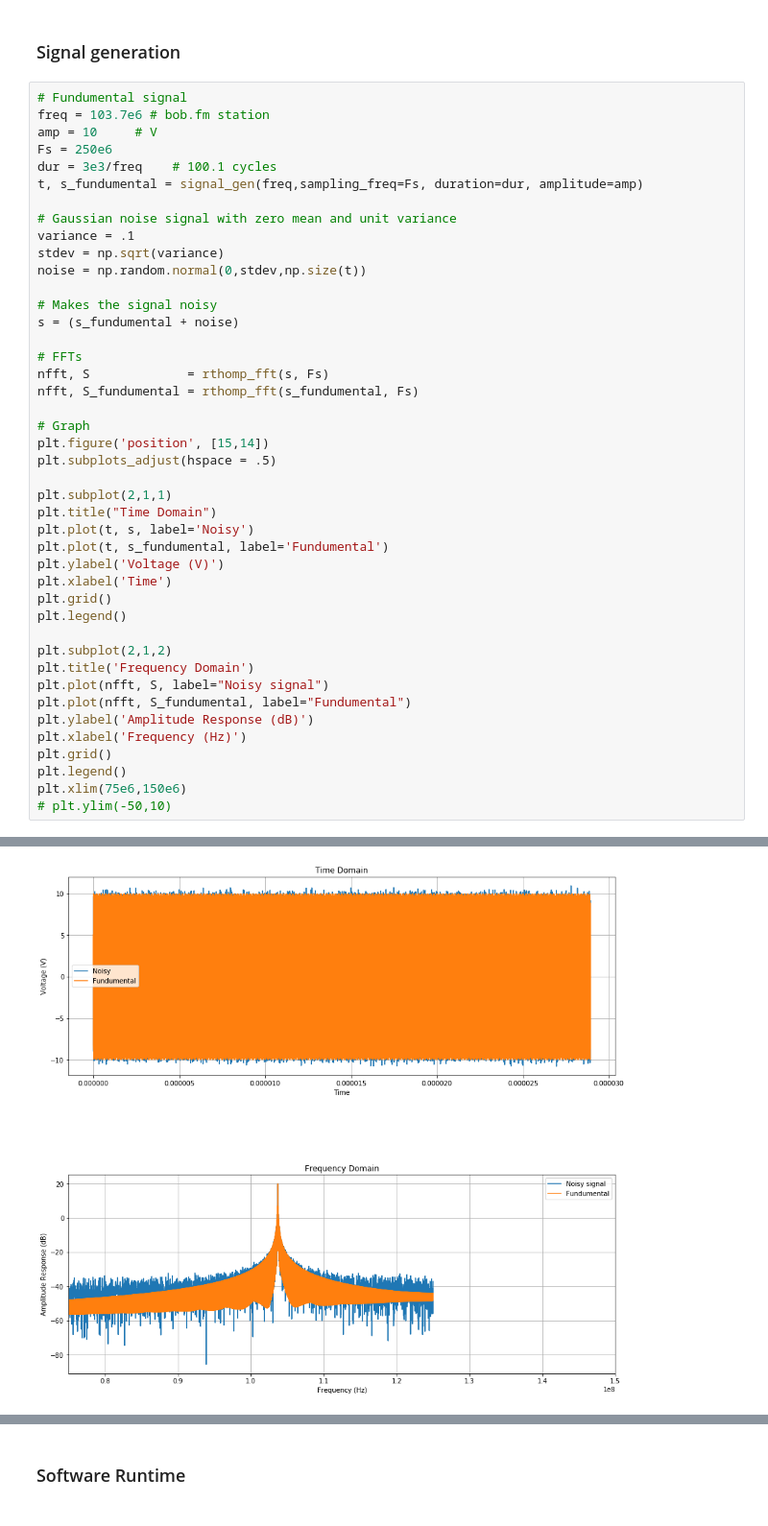
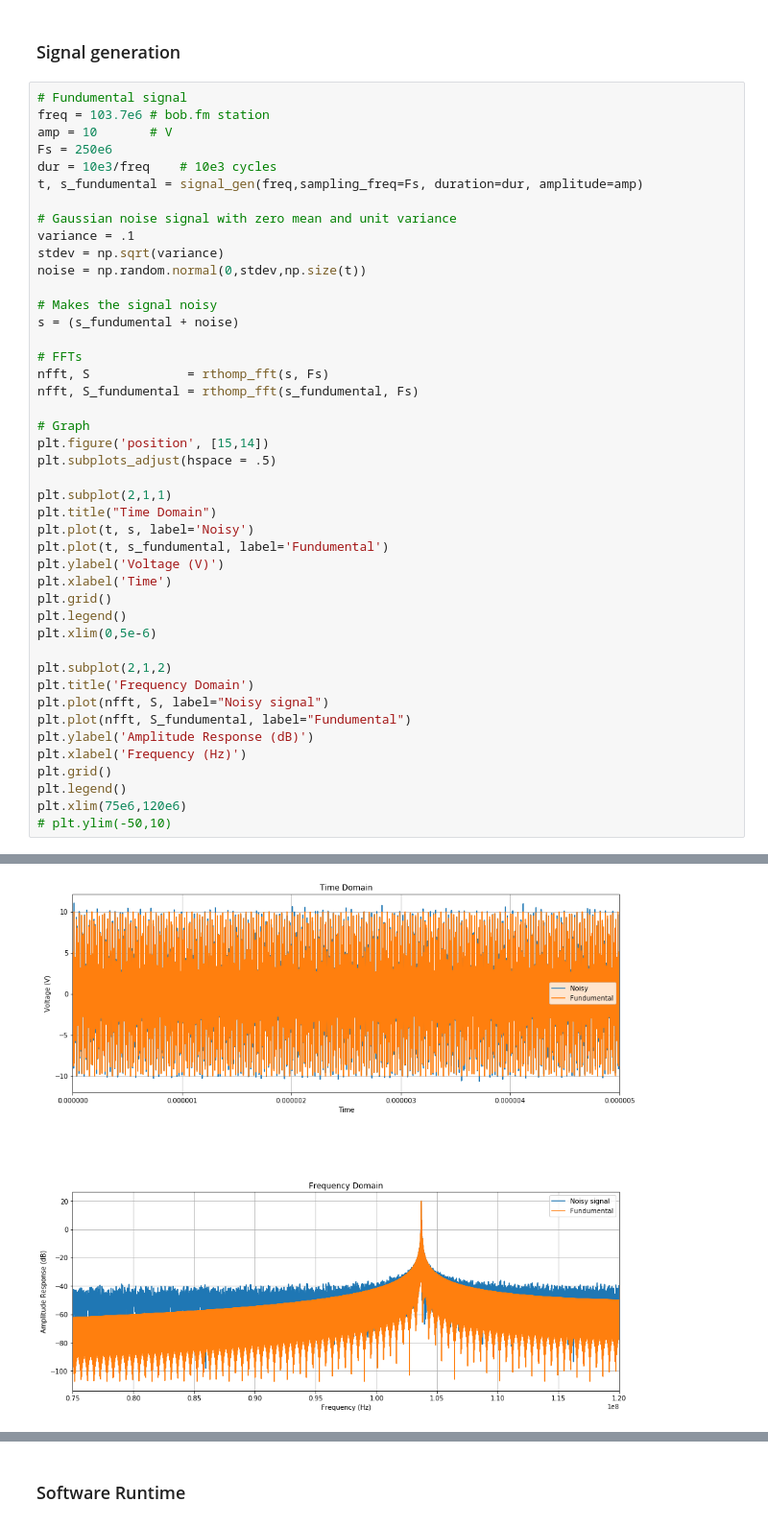
Before and after one commit to rthomp10/bob_fm_fir, a Jupyter notebook: bob_fm_fir_filter.ipynb, the cells around one changed output, grey strips where cells are left out. Shown at 96% size. Drawn from its saved outputs; the diff is of its cells as text.

Commit message:
Bob.FM center freqeuncy corrected, sample size increased, and better visual representation

```diff
--- a/bob_fm_fir_filter.ipynb
+++ b/bob_fm_fir_filter.ipynb
@@ -40,9 +40,9 @@ def rthomp_fft(signal, sampling_freq):
 # %%
 # Fundumental signal
 freq = 103.7e6 # bob.fm station
-amp = 10     # V
+amp = 10       # V
 Fs = 250e6
-dur = 3e3/freq    # 100.1 cycles
+dur = 10e3/freq    # 10e3 cycles
 t, s_fundumental = signal_gen(freq,sampling_freq=Fs, duration=dur, amplitude=amp)
 
 # Gaussian noise signal with zero mean and unit variance
@@ -69,6 +69,7 @@ plt.ylabel('Voltage (V)')
 plt.xlabel('Time')
 plt.grid()
 plt.legend()
+plt.xlim(0,5e-6)
 
 plt.subplot(2,1,2)
 plt.title('Frequency Domain')
@@ -78,6 +79,6 @@ plt.ylabel('Amplitude Response (dB)')
 plt.xlabel('Frequency (Hz)')
 plt.grid()
 plt.legend()
-plt.xlim(75e6,150e6)
+plt.xlim(75e6,120e6)
 # plt.ylim(-50,10)
 # %% [output]
@@ -85,3 +86,3 @@ plt.xlim(75e6,150e6)
-[figure, old version]
+[figure, new version]
 # %% [markdown]
 ### Filter Design
```
Also changed, not shown: parts of 6 cells of this notebook.
